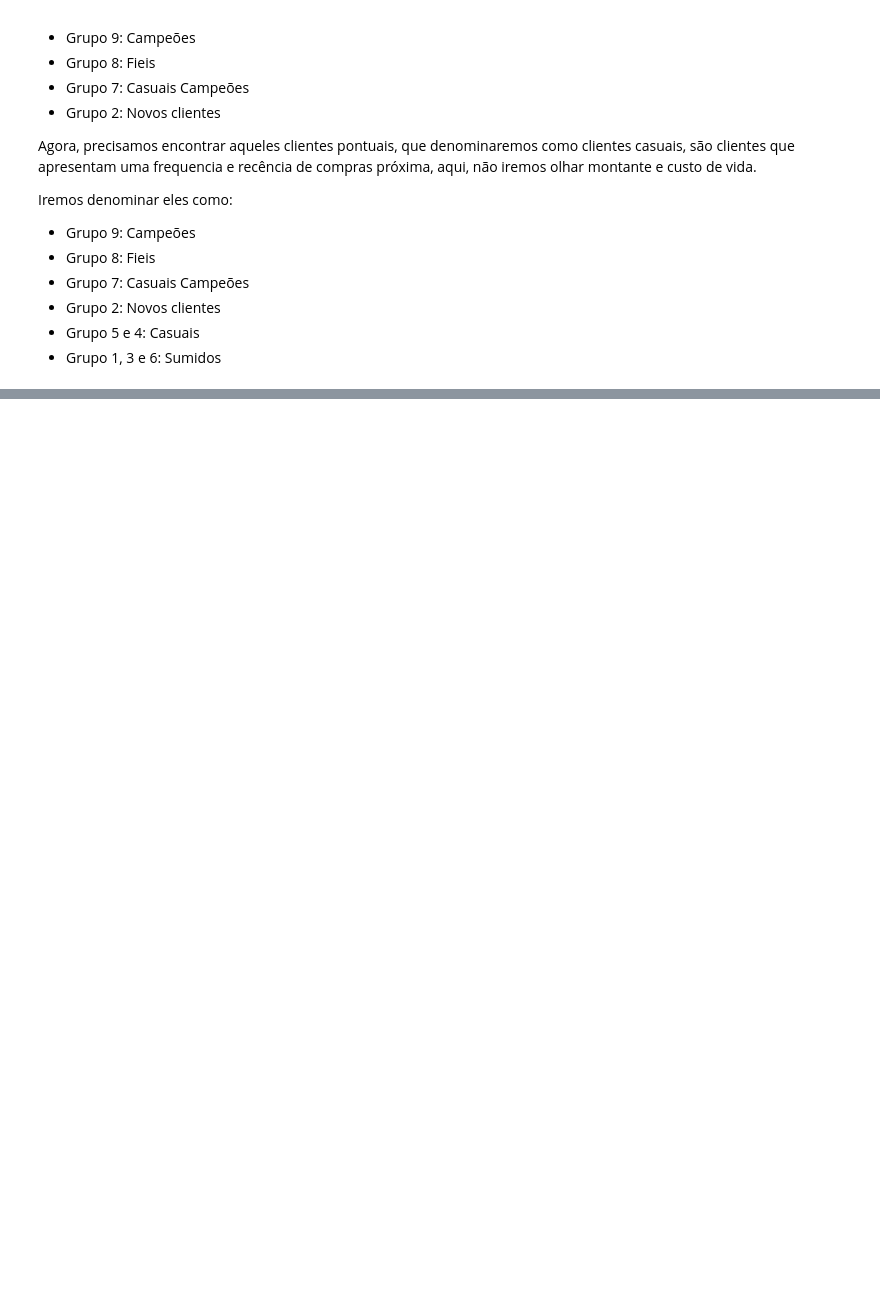
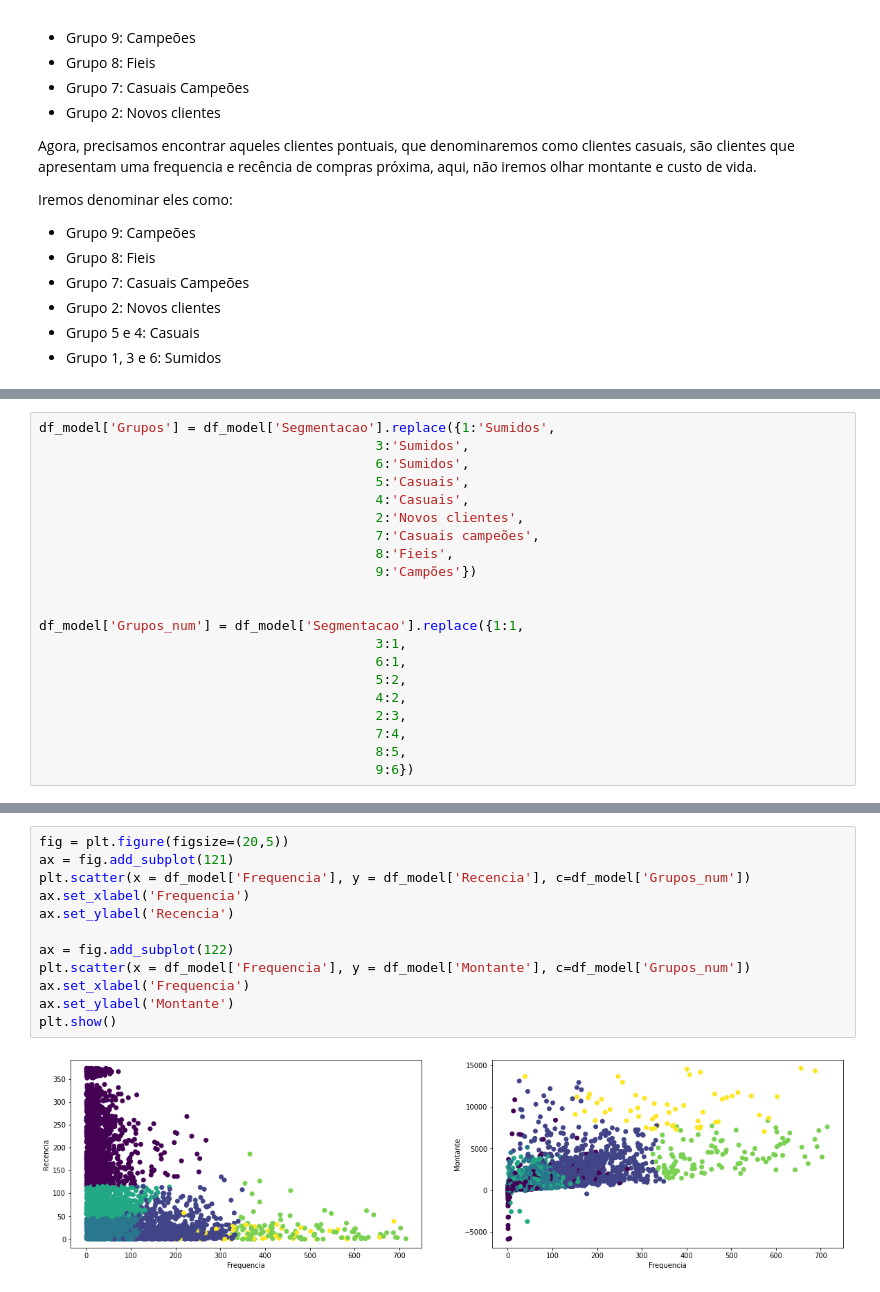
Before and after one commit to wander-asb/Customer_Segmentation, a Jupyter notebook: Segmentação_de_consumidores.ipynb, the cells around one changed output, grey strips where cells are left out. Cells and saved outputs as stored; diff of their text form; blank space fills up the shorter version.

```diff
--- a/Segmentação_de_consumidores.ipynb
+++ b/Segmentação_de_consumidores.ipynb
@@ -384,0 +343,21 @@ tabela_segmentacao['LTV'].sort_values('mean')
+# %%
+df_model['Grupos'] = df_model['Segmentacao'].replace({1:'Sumidos',
+                                           3:'Sumidos',
+                                           6:'Sumidos',
+                                           5:'Casuais',
+                                           4:'Casuais',
+                                           2:'Novos clientes',
+                                           7:'Casuais campeões',
+                                           8:'Fieis',
+                                           9:'Campões'})
+
+
+df_model['Grupos_num'] = df_model['Segmentacao'].replace({1:1,
+                                           3:1,
+                                           6:1,
+                                           5:2,
+                                           4:2,
+                                           2:3,
+                                           7:4,
+                                           8:5,
+                                           9:6})
@@ -384,0 +385,14 @@ tabela_segmentacao['LTV'].sort_values('mean')
+# %%
+fig = plt.figure(figsize=(20,5))
+ax = fig.add_subplot(121)
+plt.scatter(x = df_model['Frequencia'], y = df_model['Recencia'], c=df_model['Grupos_num'])
+ax.set_xlabel('Frequencia')
+ax.set_ylabel('Recencia')
+
+ax = fig.add_subplot(122)
+plt.scatter(x = df_model['Frequencia'], y = df_model['Montante'], c=df_model['Grupos_num'])
+ax.set_xlabel('Frequencia')
+ax.set_ylabel('Montante')
+plt.show()
+# %% [output]
+[figure, added]
```
Also changed, not shown: parts of 6 cells of this notebook.
